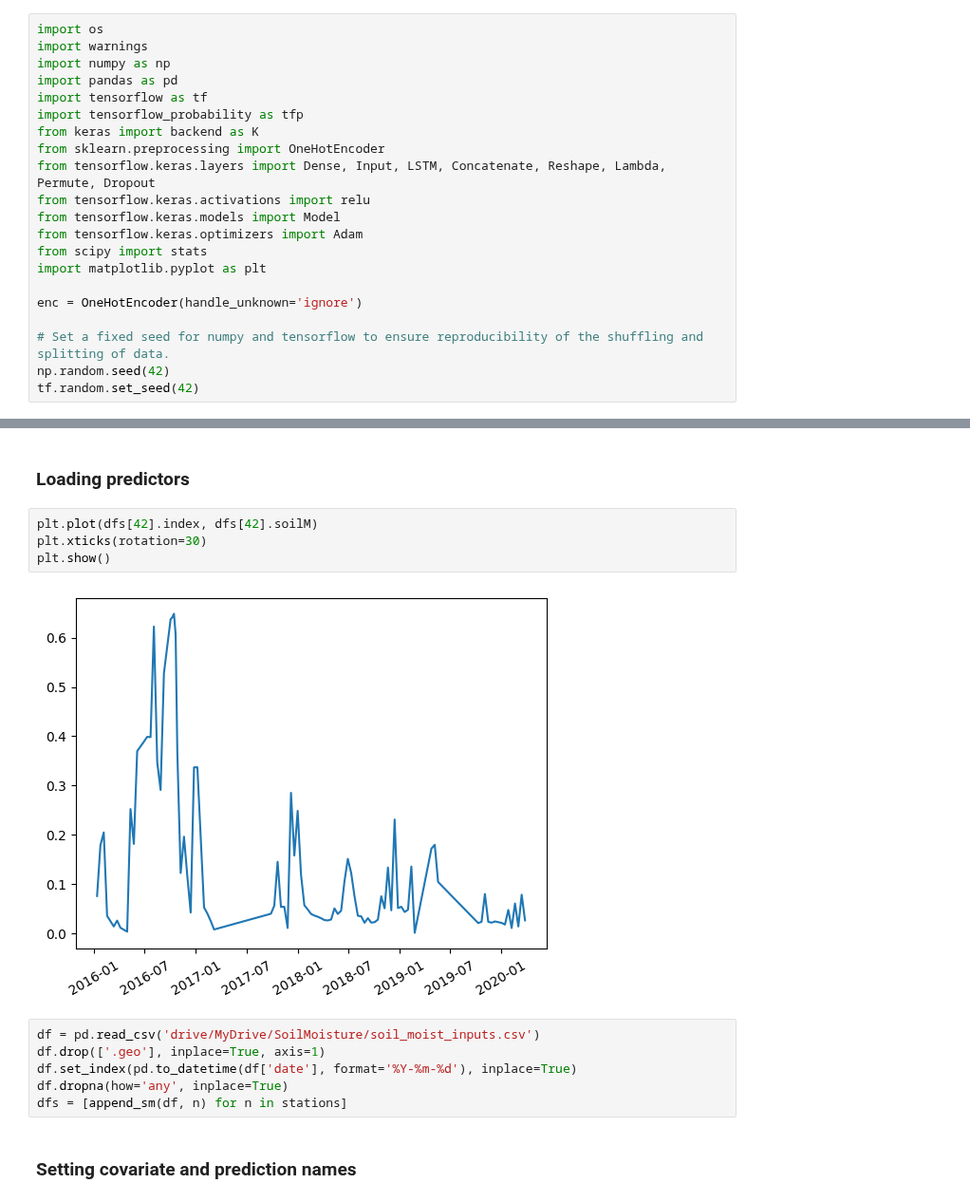
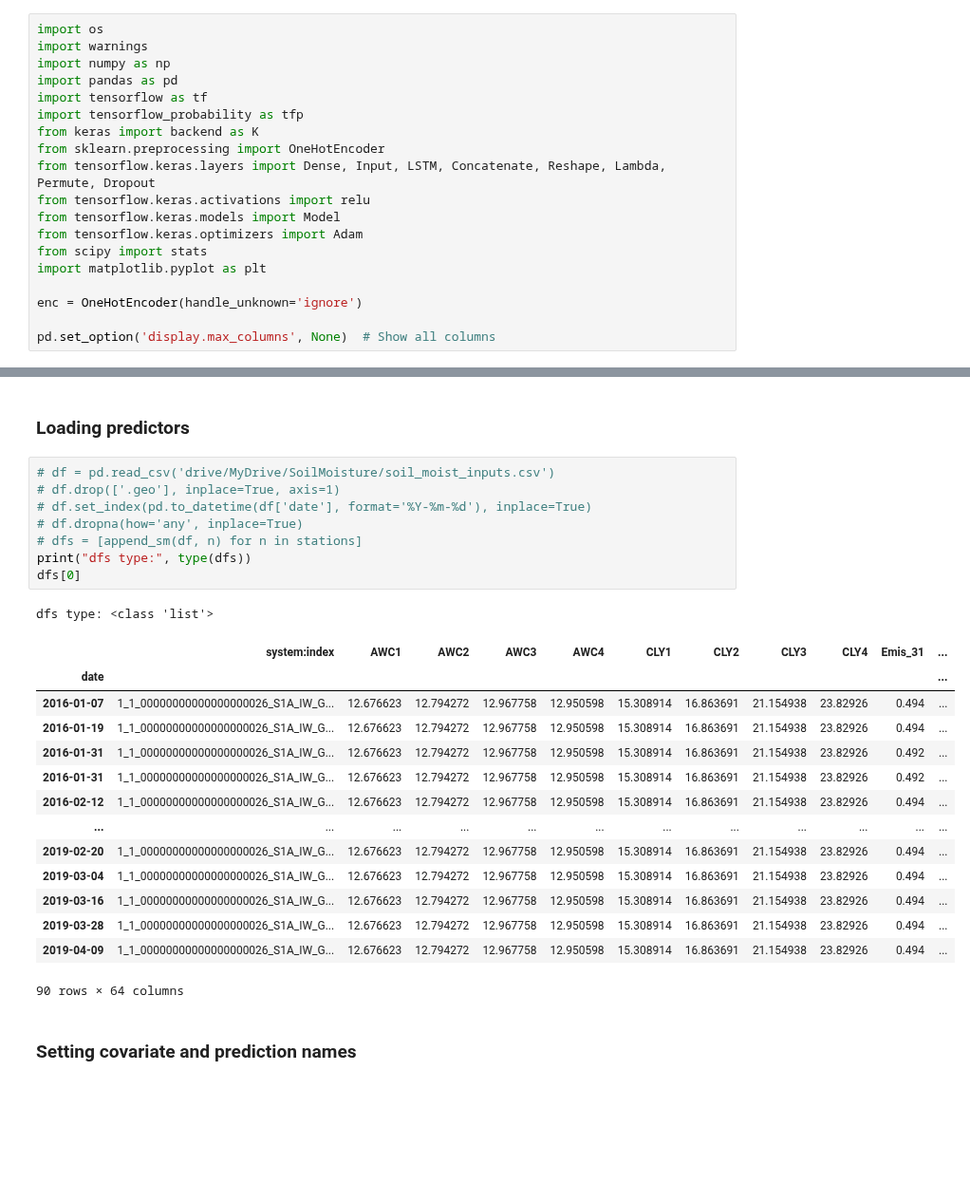
Before and after one commit to top-data/Soil_moisture, a Jupyter notebook: SM_modeling_surface.ipynb, the cells around one changed output, grey strips where cells are left out. Shown at 95% size. Cells and saved outputs as stored; diff of their text form; blank space fills up the shorter version.

```diff
--- a/SM_modeling_surface.ipynb
+++ b/SM_modeling_surface.ipynb
@@ -40,9 +40,7 @@ import matplotlib.pyplot as plt
 
 enc = OneHotEncoder(handle_unknown='ignore')
 
-# Set a fixed seed for numpy and tensorflow to ensure reproducibility of the shuffling and splitting of data.
-np.random.seed(42)
-tf.random.set_seed(42)
+pd.set_option('display.max_columns', None)  # Show all columns
 # %% [markdown]
 ## Connecting to reference data
 # %%
@@ -554,18 +557,30 @@ def station_series(model, df, inputs, stations, ix):
 ## Toy example
 # %% [markdown]
 ### Loading predictors
-# %%
-plt.plot(dfs[42].index, dfs[42].soilM)
-plt.xticks(rotation=30)
-plt.show()
-# %% [output]
-[figure, removed]
 # %%
-df = pd.read_csv('drive/MyDrive/SoilMoisture/soil_moist_inputs.csv')
-df.drop(['.geo'], inplace=True, axis=1)
-df.set_index(pd.to_datetime(df['date'], format='%Y-%m-%d'), inplace=True)
-df.dropna(how='any', inplace=True)
-dfs = [append_sm(df, n) for n in stations]
+# df = pd.read_csv('drive/MyDrive/SoilMoisture/soil_moist_inputs.csv')
+# df.drop(['.geo'], inplace=True, axis=1)
+# df.set_index(pd.to_datetime(df['date'], format='%Y-%m-%d'), inplace=True)
+# df.dropna(how='any', inplace=True)
+# dfs = [append_sm(df, n) for n in stations]
+print("dfs type:", type(dfs))
+dfs[0]
+# %% [output]
+dfs type: <class 'list'>
+|  | system:index | AWC1 | AWC2 | AWC3 | AWC4 | CLY1 | CLY2 | CLY3 | CLY4 | Emis_31 | ... |
+| date |  |  |  |  |  |  |  |  |  |  | ... |
+| 2016-01-07 | 1_1_00000000000000000026_S1A_IW_G... | 12.676623 | 12.794272 | 12.967758 | 12.950598 | 15.308914 | 16.863691 | 21.154938 | 23.82926 | 0.494 | ... |
+| 2016-01-19 | 1_1_00000000000000000026_S1A_IW_G... | 12.676623 | 12.794272 | 12.967758 | 12.950598 | 15.308914 | 16.863691 | 21.154938 | 23.82926 | 0.494 | ... |
+| 2016-01-31 | 1_1_00000000000000000026_S1A_IW_G... | 12.676623 | 12.794272 | 12.967758 | 12.950598 | 15.308914 | 16.863691 | 21.154938 | 23.82926 | 0.492 | ... |
+| 2016-01-31 | 1_1_00000000000000000026_S1A_IW_G... | 12.676623 | 12.794272 | 12.967758 | 12.950598 | 15.308914 | 16.863691 | 21.154938 | 23.82926 | 0.492 | ... |
+| 2016-02-12 | 1_1_00000000000000000026_S1A_IW_G... | 12.676623 | 12.794272 | 12.967758 | 12.950598 | 15.308914 | 16.863691 | 21.154938 | 23.82926 | 0.494 | ... |
+| ... | ... | ... | ... | ... | ... | ... | ... | ... | ... | ... | ... |
+| 2019-02-20 | 1_1_00000000000000000026_S1A_IW_G... | 12.676623 | 12.794272 | 12.967758 | 12.950598 | 15.308914 | 16.863691 | 21.154938 | 23.82926 | 0.494 | ... |
+| 2019-03-04 | 1_1_00000000000000000026_S1A_IW_G... | 12.676623 | 12.794272 | 12.967758 | 12.950598 | 15.308914 | 16.863691 | 21.154938 | 23.82926 | 0.494 | ... |
+| 2019-03-16 | 1_1_00000000000000000026_S1A_IW_G... | 12.676623 | 12.794272 | 12.967758 | 12.950598 | 15.308914 | 16.863691 | 21.154938 | 23.82926 | 0.494 | ... |
+| 2019-03-28 | 1_1_00000000000000000026_S1A_IW_G... | 12.676623 | 12.794272 | 12.967758 | 12.950598 | 15.308914 | 16.863691 | 21.154938 | 23.82926 | 0.494 | ... |
+| 2019-04-09 | 1_1_00000000000000000026_S1A_IW_G... | 12.676623 | 12.794272 | 12.967758 | 12.950598 | 15.308914 | 16.863691 | 21.154938 | 23.82926 | 0.494 | ... |
+90 rows × 64 columns
 # %% [markdown]
 ### Setting covariate and prediction names
 # %%
```
Also changed, not shown: parts of 3 cells of this notebook.
